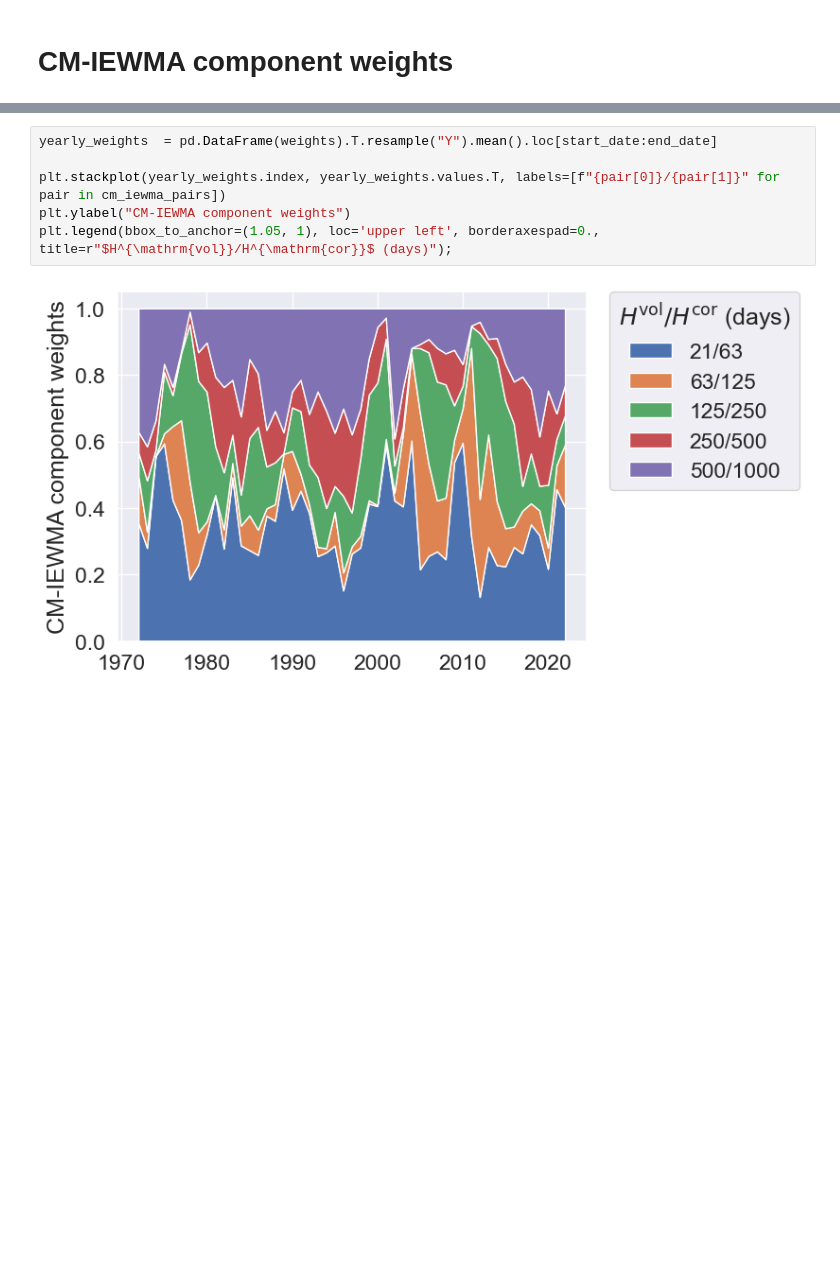
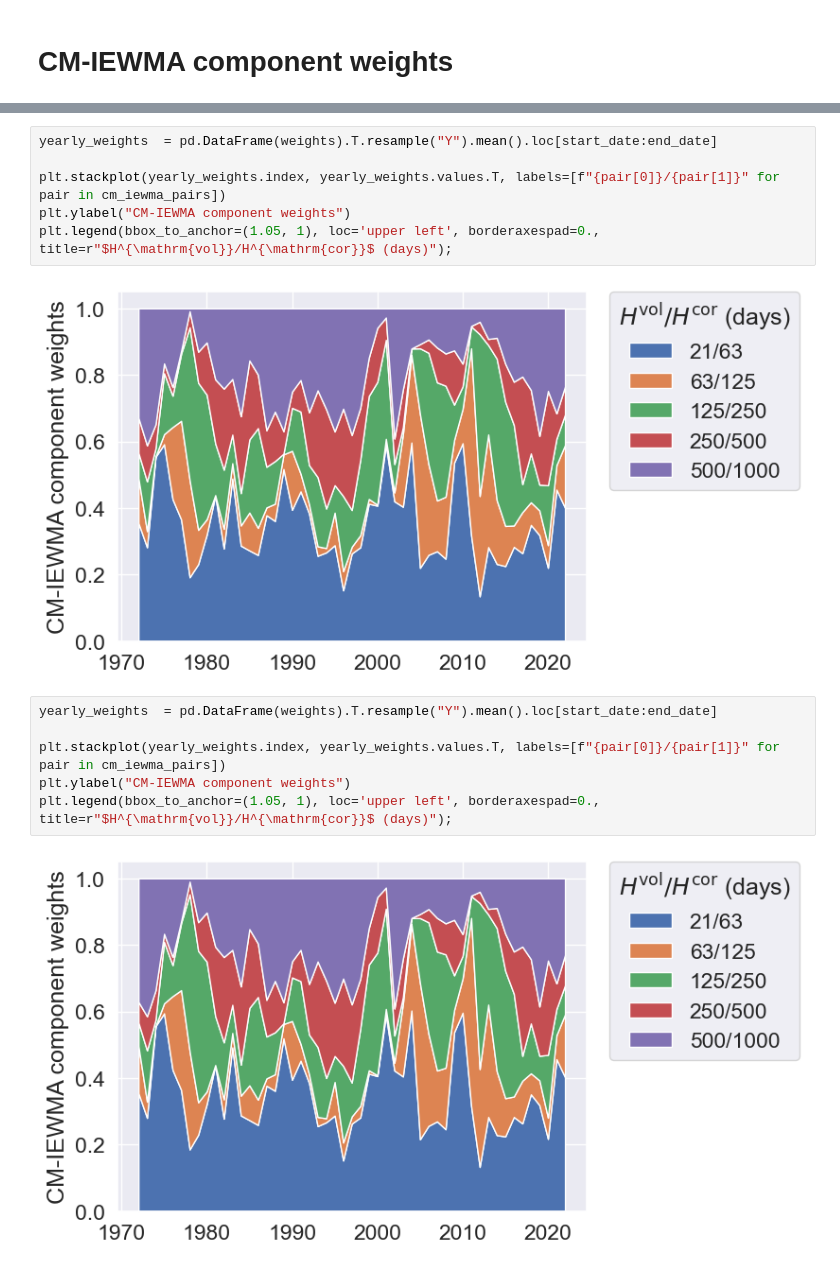
Before and after one commit to cvxgrp/cov_pred_finance, a Jupyter notebook: experiments/industry_portfolios.ipynb, the cells around one changed output, grey strips where cells are left out. Cells and saved outputs as stored; diff of their text form; blank space fills up the shorter version.

```diff
--- a/experiments/industry_portfolios.ipynb
+++ b/experiments/industry_portfolios.ipynb
@@ -134,3 +122,11 @@ for predictor in predictors_temp:
+# %%
+yearly_weights  = pd.DataFrame(weights).T.resample("Y").mean().loc[start_date:end_date]
+
+plt.stackplot(yearly_weights.index, yearly_weights.values.T, labels=[f"{pair[0]}/{pair[1]}" for pair in cm_iewma_pairs])
+plt.ylabel("CM-IEWMA component weights")
+plt.legend(bbox_to_anchor=(1.05, 1), loc='upper left', borderaxespad=0., title=r"$H^{\mathrm{vol}}/H^{\mathrm{cor}}$ (days)");
+# %% [output]
+[figure, added]
 # %%
 yearly_weights  = pd.DataFrame(weights).T.resample("Y").mean().loc[start_date:end_date]
 
```
Also changed, not shown: parts of 33 cells of this notebook, 6 other files.
